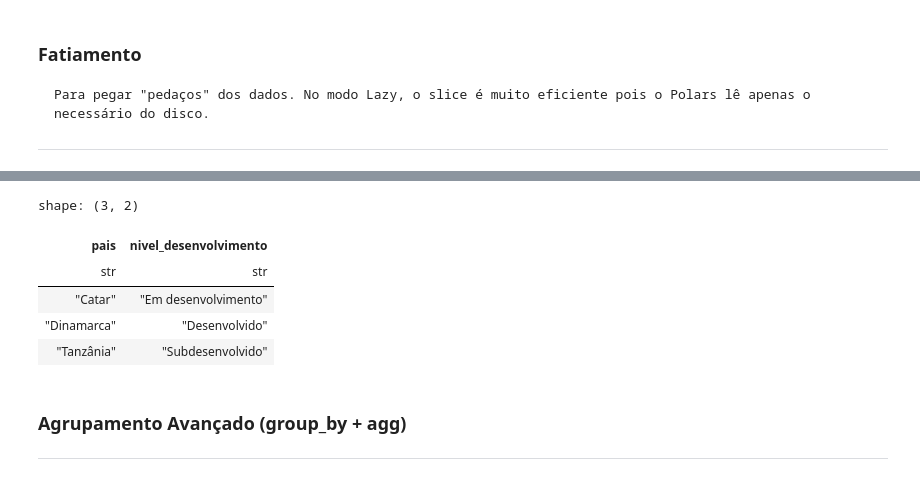
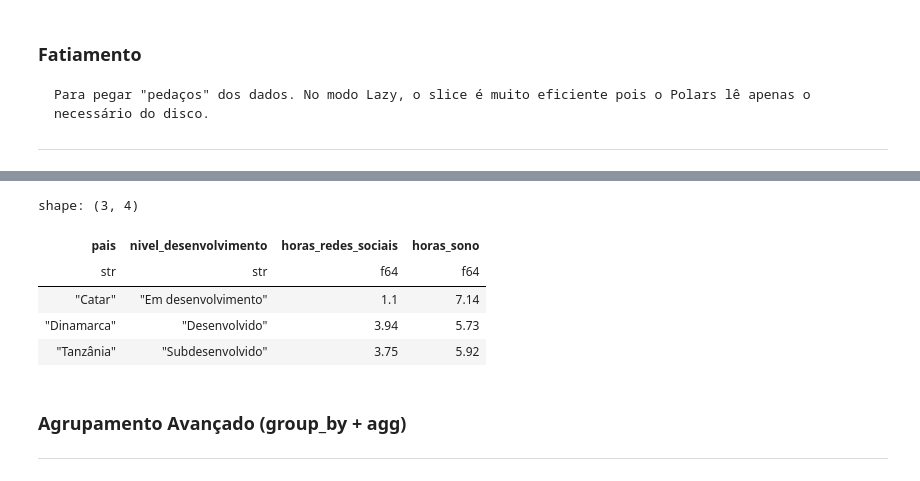
Before and after one commit to indiarasantos/Analise_Impacto_IA_Redes_Sociais_Saude_Alunos, a Jupyter notebook: Parte2_PréProcessameno_AnálisePolars/analise_polars_parte1.ipynb, the cells around one changed output, grey strips where cells are left out. Drawn from its saved outputs; the diff is of its cells as text; code cells hidden in the pictures.

```diff
--- a/Parte2_PréProcessameno_AnálisePolars/analise_polars_parte1.ipynb
+++ b/Parte2_PréProcessameno_AnálisePolars/analise_polars_parte1.ipynb
@@ -245,22 +205,21 @@ shape: (50, 48)
 | 149 | "Omã" | "Em desenvolvimento" | 34.31 | 54.33 | 76.57 | ... |
 | 150 | "Catar" | "Em desenvolvimento" | 16.3 | 54.93 | 27.19 | ... |
 # %%
-# Recorte de linhas específicas (ex: linha 0, 10 e 50)
-q_recorte_indices = (
+# Recorte de linhas específicas (linhas 0, 10 e 50)
+q_recorte = (
     inicial
-    .with_row_index("id_linha")  # Cria uma coluna temporária com o número da linha
-    .filter(pl.col("id_linha").is_in([0, 10, 50])) # Filtra pelos números desejados
-    .select(["pais", "nivel_desenvolvimento"]) # Seleciona as colunas
+    .with_row_index("id_linha")
+    .filter(pl.col("id_linha").is_in([0, 10, 50]))
+    .select(["pais", "nivel_desenvolvimento", "horas_redes_sociais", "horas_sono"])
 )
-
-display(q_recorte_indices.collect())
+display(q_recorte.collect())
 # %% [output]
-shape: (3, 2)
+shape: (3, 4)
-| pais | nivel_desenvolvimento |
-| str | str |
-| "Catar" | "Em desenvolvimento" |
-| "Dinamarca" | "Desenvolvido" |
-| "Tanzânia" | "Subdesenvolvido" |
+| pais | nivel_desenvolvimento | horas_redes_sociais | horas_sono |
+| str | str | f64 | f64 |
+| "Catar" | "Em desenvolvimento" | 1.1 | 7.14 |
+| "Dinamarca" | "Desenvolvido" | 3.94 | 5.73 |
+| "Tanzânia" | "Subdesenvolvido" | 3.75 | 5.92 |
 # %% [markdown]
 ### Agrupamento Avançado (group_by + agg)
 ---
```
Also changed, not shown: parts of 9 cells of this notebook, 6 other files.
